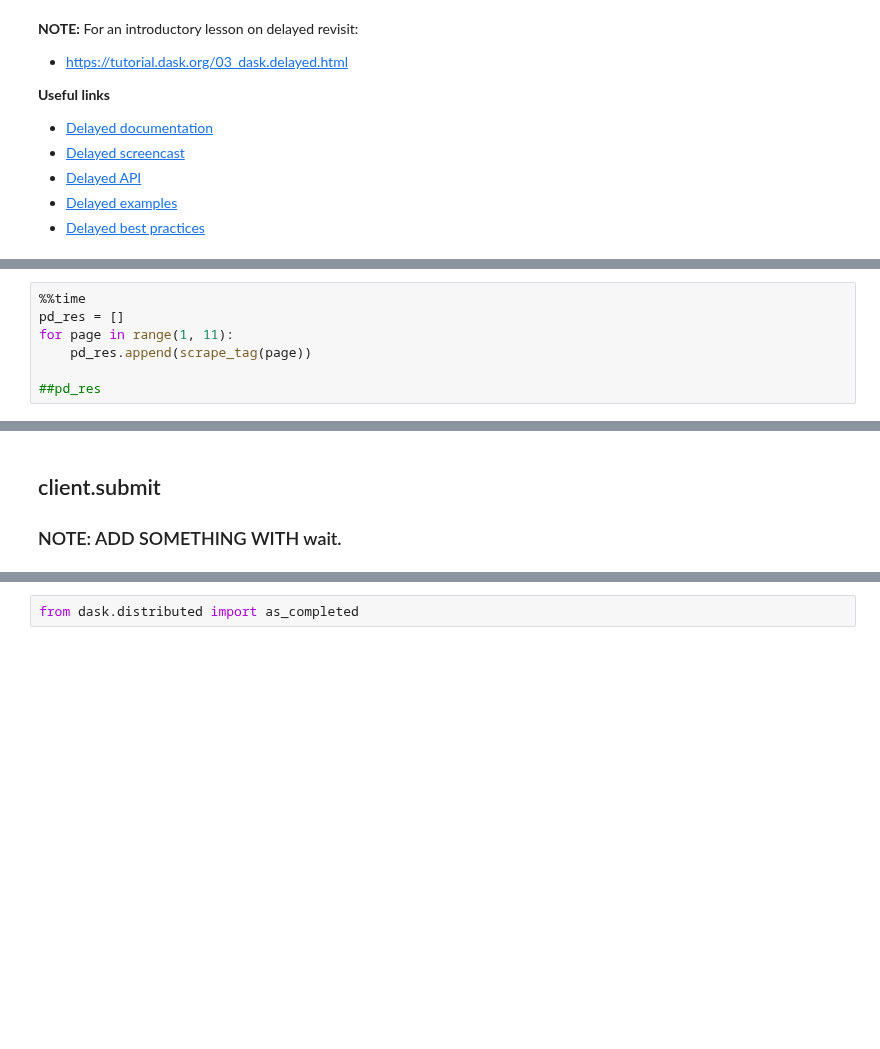
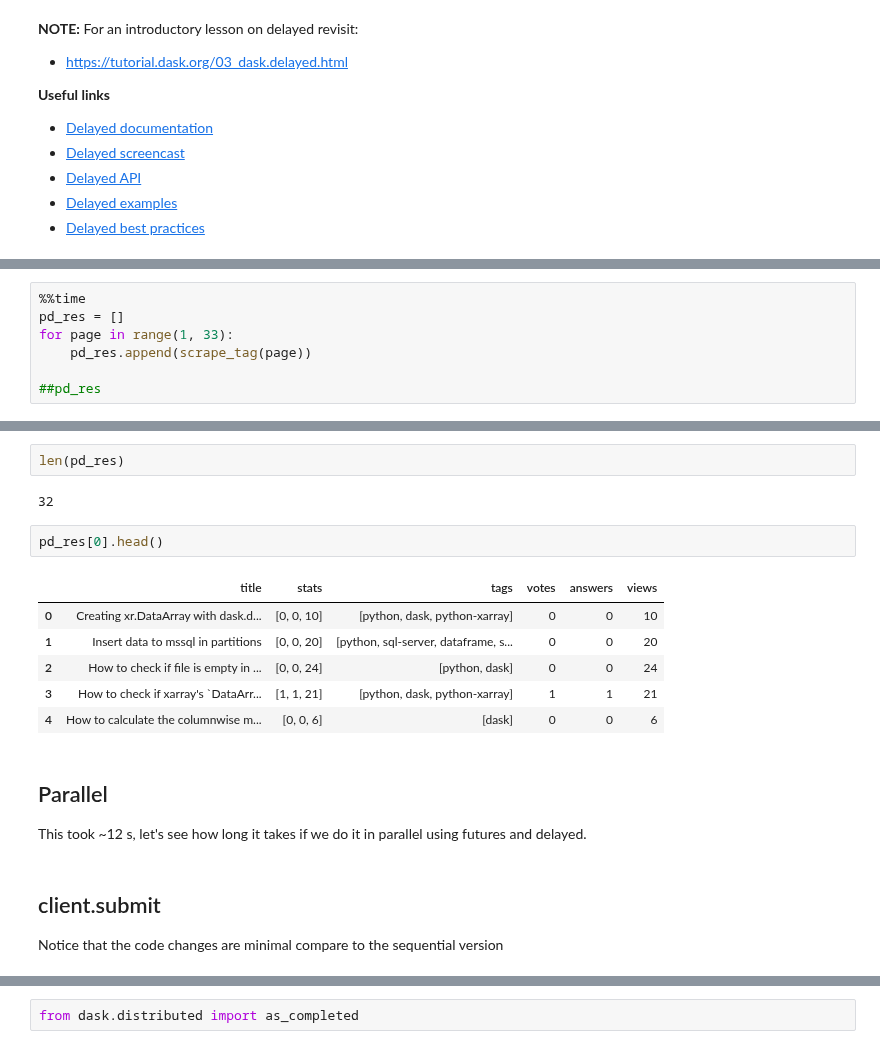
Before and after one commit to coiled/dask-tutorial, a Jupyter notebook: 1-Parallelize-your-python-code_Futures_and_Delayed.ipynb, the cells around one changed output, grey strips where cells are left out. Drawn from its saved outputs; the diff is of its cells as text; blank space fills up the shorter version.

```diff
--- a/1-Parallelize-your-python-code_Futures_and_Delayed.ipynb
+++ b/1-Parallelize-your-python-code_Futures_and_Delayed.ipynb
@@ -216,7 +318,7 @@ def scrape_tag(page_num, tag="python", query_filter="Newest", pagesize=50):
 # %%
 %%time
 pd_res = []
-for page in range(1, 11):
+for page in range(1, 33):
     pd_res.append(scrape_tag(page))
 
 ##pd_res
@@ -226,7 +328,23 @@ Wall time: 3.94 s
+# %%
+len(pd_res)
+# %% [output]
+32
+# %%
+pd_res[0].head()
+# %% [output]
+|  | title | stats | tags | votes | answers | views |
+| 0 | Creating xr.DataArray with dask.d... | [0, 0, 10] | [python, dask, python-xarray] | 0 | 0 | 10 |
+| 1 | Insert data to mssql in partitions | [0, 0, 20] | [python, sql-server, dataframe, s... | 0 | 0 | 20 |
+| 2 | How to check if file is empty in ... | [0, 0, 24] | [python, dask] | 0 | 0 | 24 |
+| 3 | How to check if xarray's `DataArr... | [1, 1, 21] | [python, dask, python-xarray] | 1 | 1 | 21 |
+| 4 | How to calculate the columnwise m... | [0, 0, 6] | [dask] | 0 | 0 | 6 |
+# %% [markdown]
+## Parallel
+This took ~12 s, let's see how long it takes if we do it in parallel using futures and delayed.
 # %% [markdown]
 ## client.submit
 
-### NOTE: ADD SOMETHING WITH wait.
+Notice that the code changes are minimal compare to the sequential version
 # %%
 %%time
 fut = []
```
Also changed, not shown: parts of 55 cells of this notebook.
